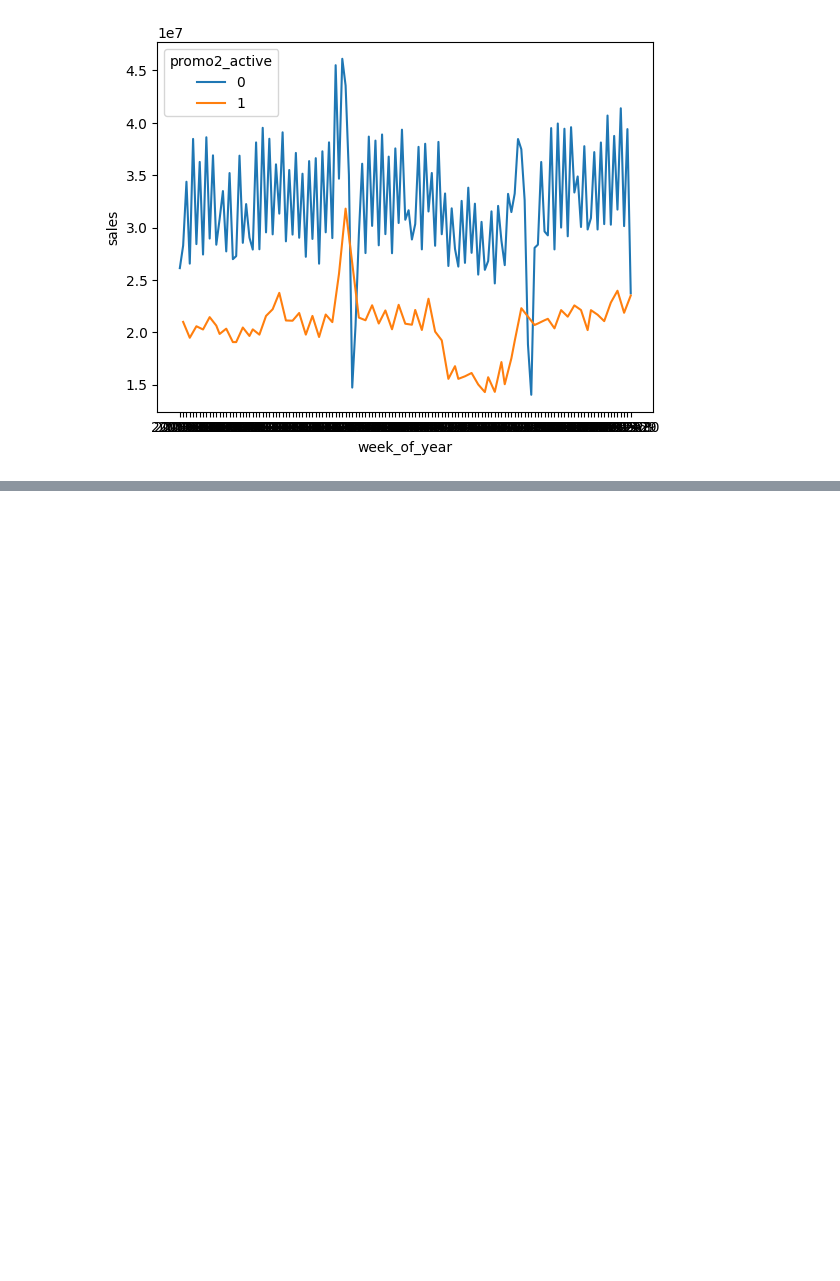
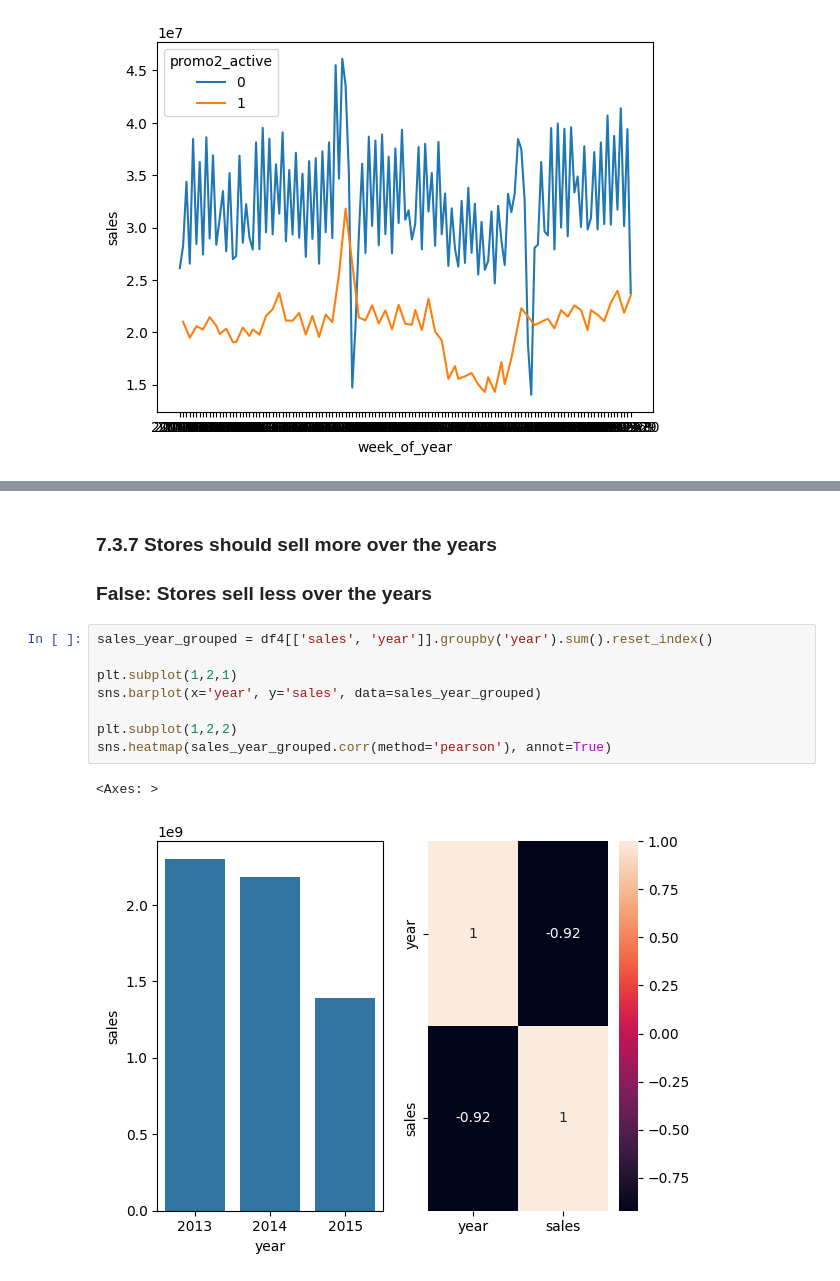
Before and after one commit to thalesluizbraga/eda_rossmann, a Jupyter notebook: eda_rossmann.ipynb, the cells around one changed output, grey strips where cells are left out. Saved outputs shown, nothing was run; the diff lists cells and outputs as text; blank space fills up the shorter version.

```diff
--- a/eda_rossmann.ipynb
+++ b/eda_rossmann.ipynb
@@ -423,0 +433,15 @@ sns.lineplot(data=promo2_active_grouped, x='week_of_year', y='sales', hue='promo
+# %% [markdown]
+### 7.3.7 Stores should sell more over the years
+
+### False: Stores sell less over the years
+# %%
+sales_year_grouped = df4[['sales', 'year']].groupby('year').sum().reset_index()
+
+plt.subplot(1,2,1)
+sns.barplot(x='year', y='sales', data=sales_year_grouped)
+
+plt.subplot(1,2,2)
+sns.heatmap(sales_year_grouped.corr(method='pearson'), annot=True)
+# %% [output]
+<Axes: >
+[figure, added]
```
Also changed, not shown: parts of 12 cells of this notebook.
